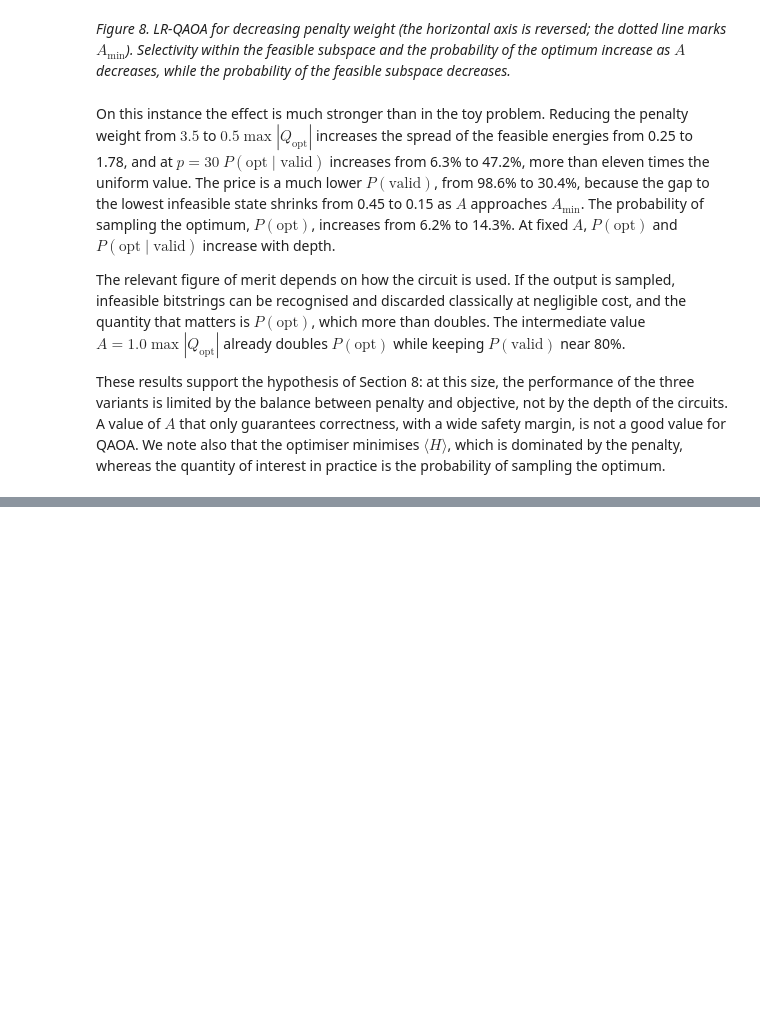
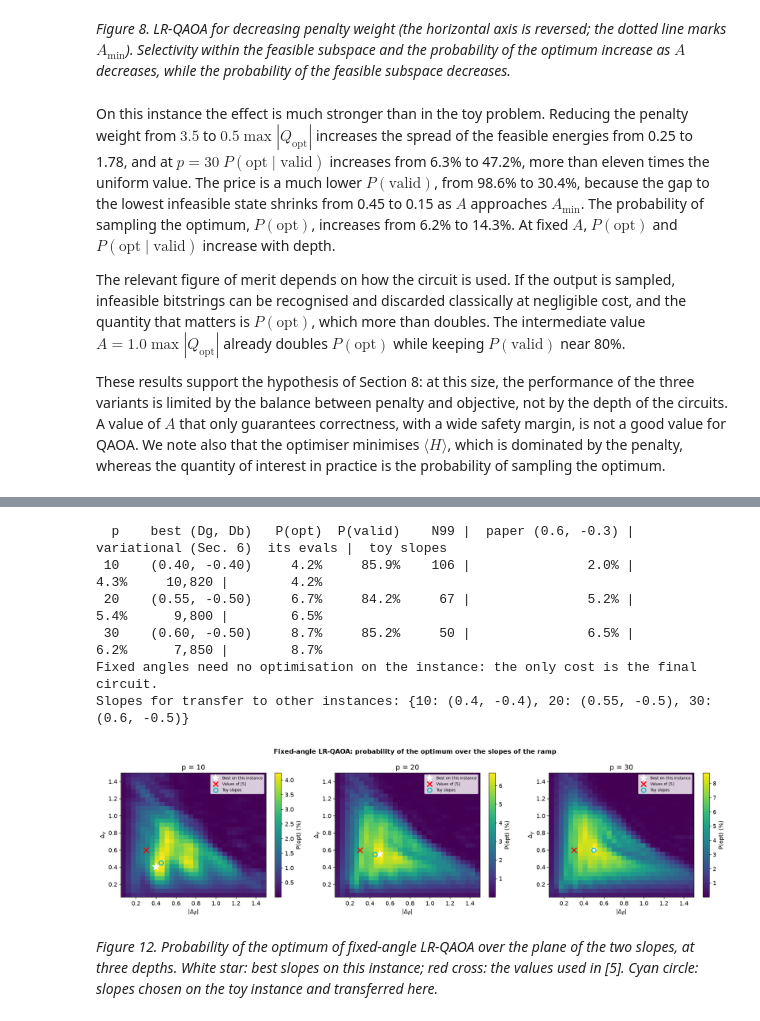
Before and after one commit to tommaso-corti/qaoa-molecular-docking, a Jupyter notebook: molecular_docking_qaoa_5f4l.ipynb, the cells around one changed output, grey strips where cells are left out. Drawn from its saved outputs; the diff is of its cells as text; code cells hidden in the pictures; blank space fills up the shorter version.

```diff
--- a/molecular_docking_qaoa_5f4l.ipynb
+++ b/molecular_docking_qaoa_5f4l.ipynb
@@ -1243,0 +1847,73 @@ A hardware implementation would also require compiling the cost unitary into two
+# %%
+def ising_normalised_energies(Q_A, bits=None):
+    """QUBO energies rescaled as in [5]: Ising Hamiltonian divided by max|J_ij|, with J_ij = Q_ij / 4
+    for the upper-triangular QUBO matrix Q_A. The constant offset of the Ising form is a global phase."""
+    bits = all_bits if bits is None else bits
+    J_max = np.max(np.abs(np.triu(Q_A, 1))) / 4
+    return np.einsum('ij,jk,ik->i', bits, Q_A, bits) / J_max
+
+def lr_schedule_fixed(d_gamma, d_beta, p):
+    """Linear ramp of [5]: gamma_i = (i+1)/p * d_gamma, beta_i = (1 - i/p) * d_beta, i = 0..p-1."""
+    return [v for i in range(p) for v in ((i + 1) / p * d_gamma, (1 - i / p) * d_beta)]
+
+# Slopes chosen on the toy instance: printed at the end of Section 2.4 of molecular_docking_qaoa_toy.ipynb.
+# The scan is deterministic, so they are reproducible from that notebook.
+FA_TOY = {10: (0.45, -0.45), 20: (0.55, -0.45), 30: (0.6, -0.5)}
+FA_PAPER = (0.6, -0.3)   # Delta_gamma, Delta_beta of [5], with the sign of Delta_beta adapted to our conventions
+fa_E = ising_normalised_energies(A_penalty * Q_pen_raw + Q_opt_raw)
+fa_dg = np.linspace(0.05, 1.5, P2_BUDGET['fa_grid'])
+fa_db = -np.linspace(0.05, 1.5, P2_BUDGET['fa_grid'])
+fa_config = {'problem': problem_fingerprint(Q_opt_raw, Q_pen_raw), 'A': A_penalty, 'p': P2_BUDGET['fa_p'],
+             'grid': P2_BUDGET['fa_grid']}
+ck = load_checkpoint('p2_fixed_angles', fa_config)
+if ck:
+    fa = ck['results']
+else:
+    t0 = time.time()
+    fa = {}
+    for p in P2_BUDGET['fa_p']:
+        grid = np.array([[run_qaoa_rx_energies(lr_schedule_fixed(g, b, p), fa_E)[opt_idx] for b in fa_db] for g in fa_dg])
+        i, j = np.unravel_index(np.argmax(grid), grid.shape)
+        fa[p] = {'grid': grid, 'best': (float(fa_dg[i]), float(fa_db[j]))}
+    fa['time'] = time.time() - t0
+    save_checkpoint('p2_fixed_angles', fa_config, fa, None)
+
+print(f'{"p":>3} {"best (Dg, Db)":>16} {"P(opt)":>8} {"P(valid)":>9} {"N99":>6} | {"paper (0.6, -0.3)":>18} | '
+      f'{"variational (Sec. 6)":>21} {"its evals":>10} | {"toy slopes":>11}')
+for p in P2_BUDGET['fa_p']:
+    s_best = summarise(run_qaoa_rx_energies(lr_schedule_fixed(*fa[p]['best'], p), fa_E))
+    s_paper = summarise(run_qaoa_rx_energies(lr_schedule_fixed(*FA_PAPER, p), fa_E))
+    lr_str = (f'{100 * lr_results[p]["p_opt"]:>20.1f}% {lr_results[p]["n_evals"]:>10,}' if p in lr_results
+              else f'{"-":>21} {"-":>10}')
+    line = f'{p:>3} {"(%.2f, %.2f)" % fa[p]["best"]:>16} '
+    line +=(f'{100 * s_best["p_opt"]:>7.1f}% {100 * s_best["p_val"]:>8.1f}% {s_best["n99"]:>6.0f} | '
+             f'{100 * s_paper["p_opt"]:>17.1f}% | {lr_str}')
+    s_toy = summarise(run_qaoa_rx_energies(lr_schedule_fixed(*FA_TOY[p], p), fa_E))
+    line += f' | {100 * s_toy["p_opt"]:>10.1f}%'
+    print(line)
+print('Fixed angles need no optimisation on the instance: the only cost is the final circuit.')
+print('Slopes for transfer to other instances:',
+      {p: tuple(round(v, 4) for v in fa[p]['best']) for p in P2_BUDGET['fa_p']})
+
+fig, axes = plt.subplots(1, len(P2_BUDGET['fa_p']), figsize=(5.6 * len(P2_BUDGET['fa_p']), 4.6))
+for ax, p in zip(axes, P2_BUDGET['fa_p']):
+    im = ax.imshow(100 * fa[p]['grid'], origin='lower', aspect='auto', cmap='viridis',
+                   extent=[-fa_db[0], -fa_db[-1], fa_dg[0], fa_dg[-1]])
+    ax.plot(-fa[p]['best'][1], fa[p]['best'][0], 'w*', ms=14, label='Best on this instance')
+    ax.plot(-FA_PAPER[1], FA_PAPER[0], 'rx', ms=10, mew=2, label='Values of [5]')
+    ax.plot(-FA_TOY[p][1], FA_TOY[p][0], 'co', ms=8, mfc='none', mew=2, label='Toy slopes')
+    ax.set_xlabel(r'$|\Delta_\beta|$'); ax.set_ylabel(r'$\Delta_\gamma$'); ax.set_title(f'p = {p}')
+    ax.legend(fontsize=7, loc='upper right'); fig.colorbar(im, ax=ax, label='P(opt) (%)')
+fig.suptitle('Fixed-angle LR-QAOA: probability of the optimum over the slopes of the ramp', fontsize=12, fontweight='bold')
+plt.tight_layout(); plt.savefig(os.path.join(FIGURE_DIR, 'fig_p2_fixed_angles.png'), dpi=150, bbox_inches='tight')
+plt.show()
+# %% [output]
+  p    best (Dg, Db)   P(opt)  P(valid)    N99 |  paper (0.6, -0.3) |  variational (Sec. 6)  its evals |  toy slopes
+ 10    (0.40, -0.40)     4.2%     85.9%    106 |               2.0% |                  4.3%     10,820 |        4.2%
+ 20    (0.55, -0.50)     6.7%     84.2%     67 |               5.2% |                  5.4%      9,800 |        6.5%
+ 30    (0.60, -0.50)     8.7%     85.2%     50 |               6.5% |                  6.2%      7,850 |        8.7%
+Fixed angles need no optimisation on the instance: the only cost is the final circuit.
+Slopes for transfer to other instances: {10: (0.4, -0.4), 20: (0.55, -0.5), 30: (0.6, -0.5)}
+[figure, added]
+# %% [markdown]
+*Figure 12. Probability of the optimum of fixed-angle LR-QAOA over the plane of the two slopes, at three depths. White star: best slopes on this instance; red cross: the values used in [5]. Cyan circle: slopes chosen on the toy instance and transferred here.*
```
Also changed, not shown: parts of 44 cells of this notebook, 1 other file.
